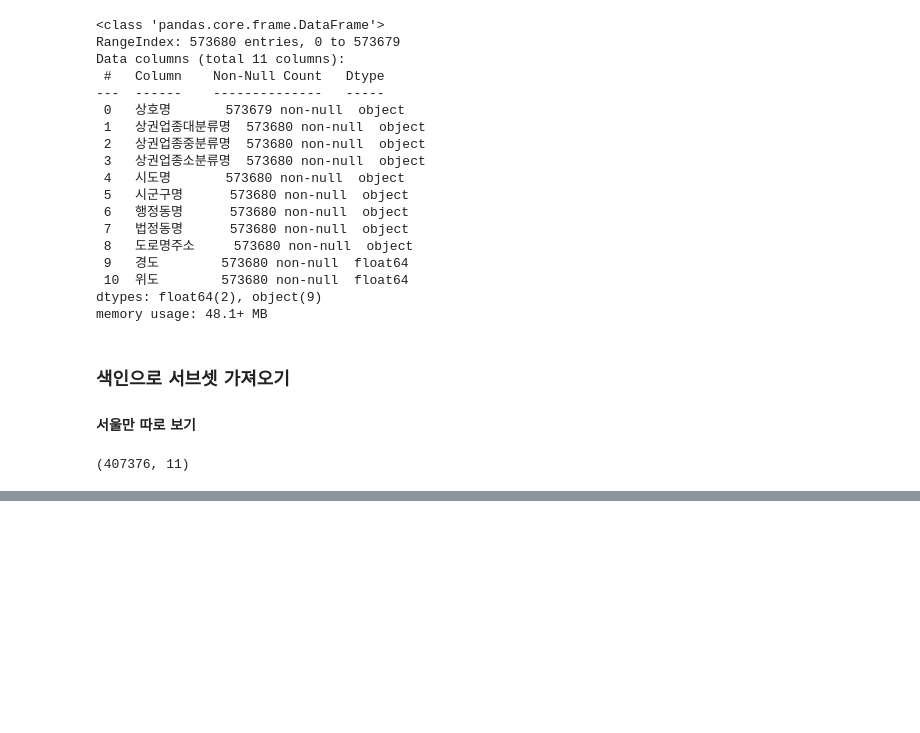
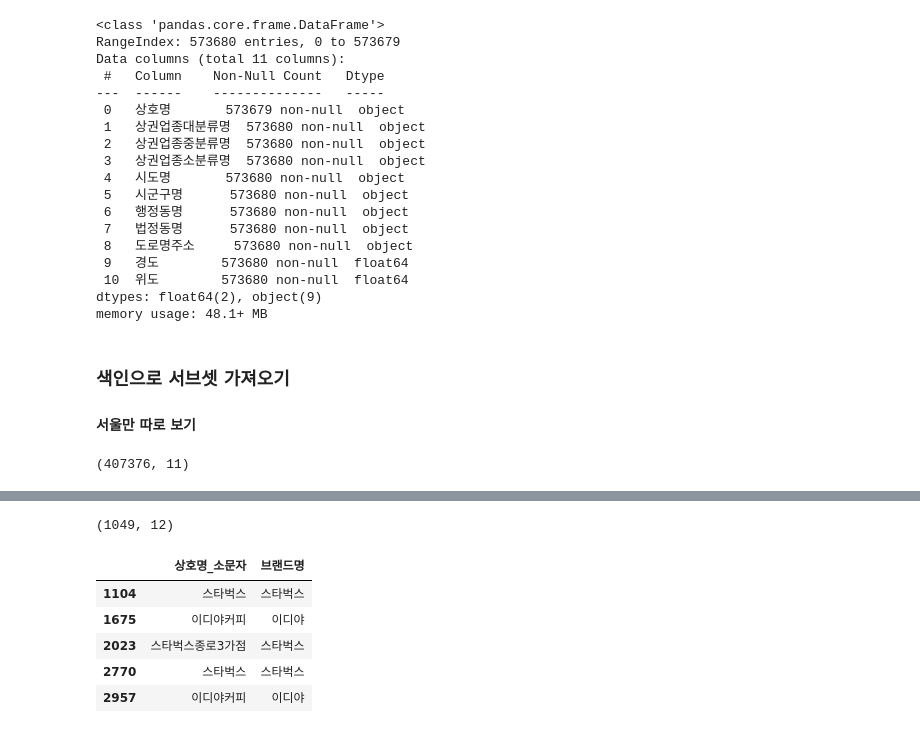
Before and after one commit to sookm/inflearn_lecture_opendata, a Jupyter notebook: 04-coffee-store-practice_210625.ipynb, the cells around one changed output, grey strips where cells are left out. Cells and saved outputs as stored; diff of their text form; code cells hidden in the pictures; blank space fills up the shorter version.

Commit message:
210628_4_스타벅스, 이디야 매장위치 비교하기

```diff
--- a/04-coffee-store-practice_210625.ipynb
+++ b/04-coffee-store-practice_210625.ipynb
@@ -162,0 +170,4 @@ df_seoul.shape
+# %%
+# 문자열의 소문자로 변경하는 메소드를 사용
+# "상호명_소문자" 컬럼 만들기
+df_seoul["상호명_소문자"] = df_seoul["상호명"].str.lower()
@@ -162,0 +214,27 @@ df_seoul.shape
+# %%
+# '상호명_소문자'컬럼으로  '스타벅스|starbucks|이디야|이디아|ediya'를
+# 가져와 df_cafe 변수에 담기
+
+df_cafe = df_seoul[
+    df_seoul["상호명_소문자"].str.contains('스타벅스|starbucks|이디야|이디아|ediya')].copy()
+df_cafe.shape
+# %% [output]
+(1049, 12)
+# %%
+# ~은 not을 의미합니다. 스타벅스가 아닌 데이터는 이디야로 넣어주어도 되지만
+# 아래 코드처럼 결측치를 이디야로 채워줘도 괜찮습니다.
+# df_cafe.loc[~df_cafe['상호명'].str.contains('스타벅스|starbucks'), '브랜드명'] = '이디야'
+
+# df_cafe["상호명_소문자"].unique()
+
+# 스타벅스만 색인하기
+df_cafe.loc[df_cafe['상호명'].str.contains('스타벅스|starbucks'), '브랜드명'] = '스타벅스'
+df_cafe.loc[~df_cafe['상호명'].str.contains('스타벅스|starbucks'), '브랜드명'] = '이디야'
+df_cafe[["상호명_소문자","브랜드명"]].head()
+# %% [output]
+|  | 상호명_소문자 | 브랜드명 |
+| 1104 | 스타벅스 | 스타벅스 |
+| 1675 | 이디야커피 | 이디야 |
+| 2023 | 스타벅스종로3가점 | 스타벅스 |
+| 2770 | 스타벅스 | 스타벅스 |
+| 2957 | 이디야커피 | 이디야 |
```
Also changed, not shown: parts of 5 cells of this notebook.
